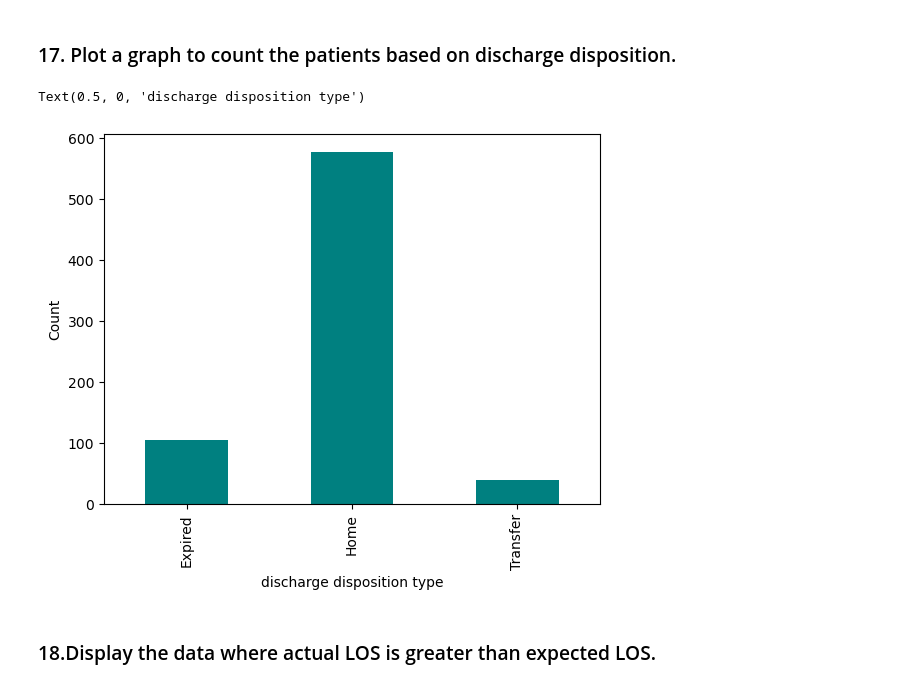
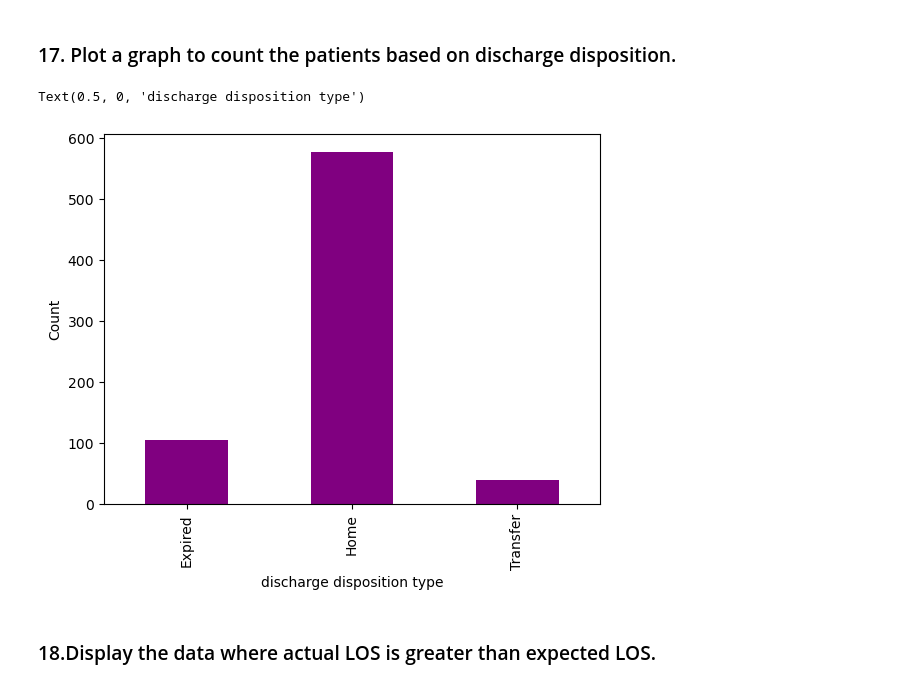
Before and after one commit to Amitha-sridhar/Py-Coders, a Jupyter notebook: PY-Coders_Lavanya.ipynb, the cells around one changed output. Cells and saved outputs as stored; diff of their text form; code cells hidden in the pictures.

```diff
--- a/PY-Coders_Lavanya.ipynb
+++ b/PY-Coders_Lavanya.ipynb
@@ -208,12 +208,12 @@ Name: PatientID, dtype: int64
 ### 17. Plot a graph to count the patients based on discharge disposition.
 # %%
 data = discharges.groupby(['DischargeDisposition'])['PatientID'].size()
-data.plot(kind='bar',color='teal',)
+data.plot(kind='bar',color = 'purple')
 plt.ylabel("Count")
 plt.xlabel("discharge disposition type")
 # %% [output]
 Text(0.5, 0, 'discharge disposition type')
-[figure, old version]
+[figure, new version]
 # %% [markdown]
 ### 18.Display the data where actual LOS is greater than expected LOS.
 # %%
```
Also changed, not shown: parts of 8 cells of this notebook.
